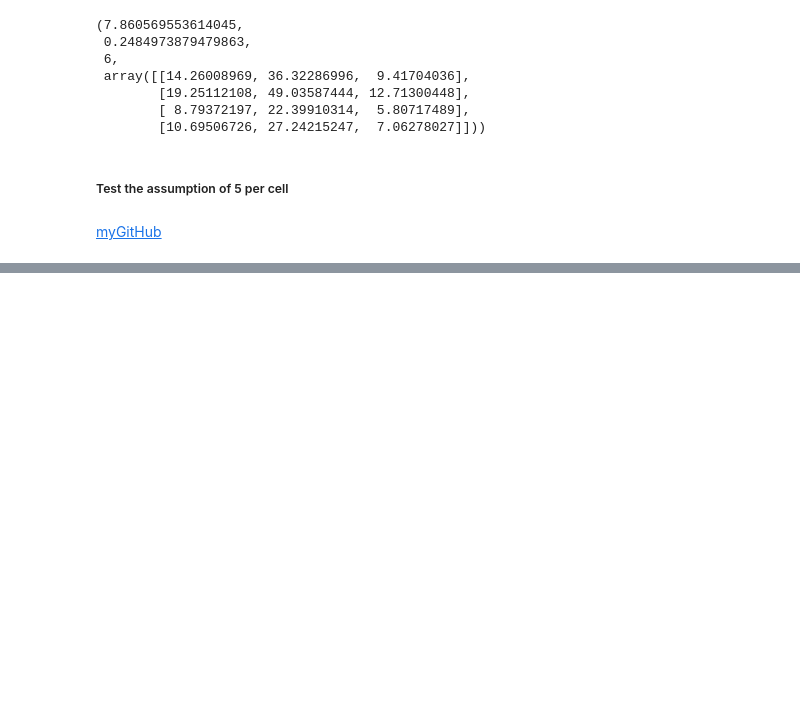
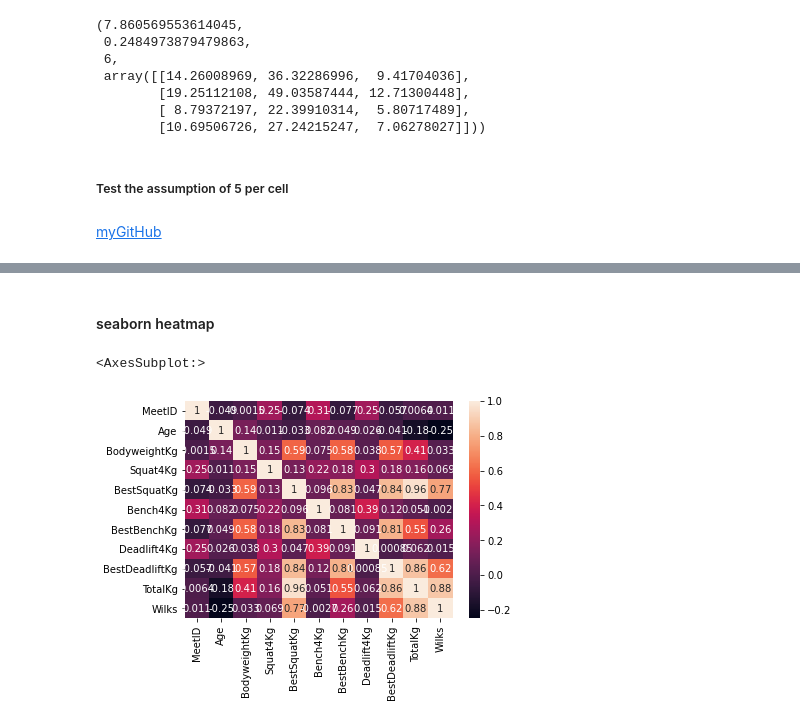
Before and after one commit to nhardemandata/CurriculumPlayground, a Jupyter notebook: notebooks/DSO105 Intermediate Stats L1.ipynb, the cells around one changed output, grey strips where cells are left out. Cells and saved outputs as stored; diff of their text form; code cells hidden in the pictures; blank space fills up the shorter version.

```diff
--- a/notebooks/DSO105 Intermediate Stats L1.ipynb
+++ b/notebooks/DSO105 Intermediate Stats L1.ipynb
@@ -540,0 +699,2 @@ stats.chi2_contingency(lipstick_crosstab2)
+# %%
+power_lifting = pd.read_csv('../datasets/power_lifting.csv')
@@ -540,0 +750,7 @@ stats.chi2_contingency(lipstick_crosstab2)
+# %% [markdown]
+#### seaborn heatmap
+# %%
+sns.heatmap(power_lifting.corr(), annot = True)
+# %% [output]
+<AxesSubplot:>
+[figure, added]
```
Also changed, not shown: parts of 45 cells of this notebook, 8 other files.
